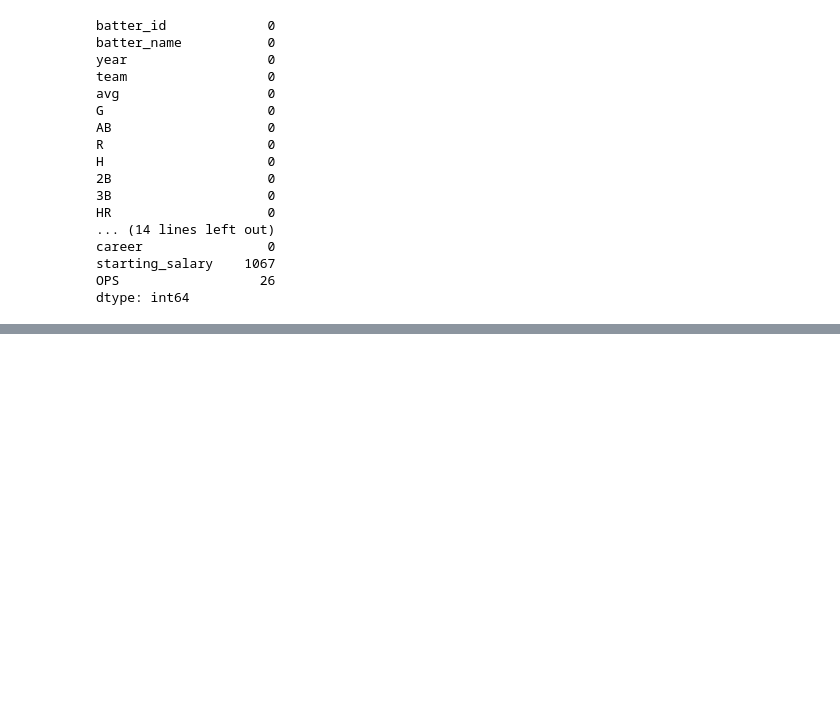
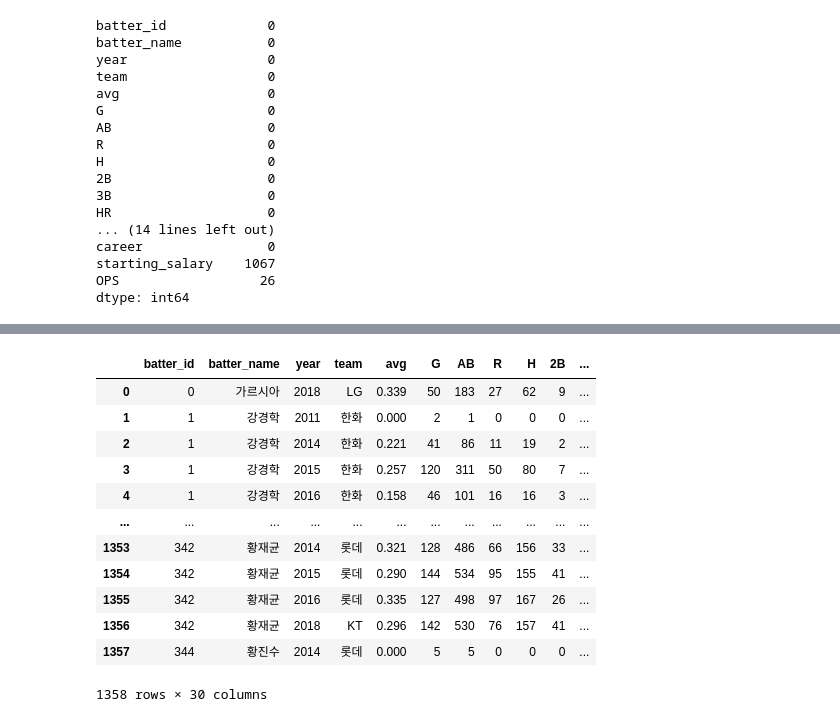
Before and after one commit to dlsdud9098/kbo_ops_predict, a Jupyter notebook: main.ipynb, the cells around one changed output, grey strips where cells are left out. Drawn from its saved outputs; the diff is of its cells as text; code cells hidden in the pictures; blank space fills up the shorter version.

```diff
--- a/main.ipynb
+++ b/main.ipynb
@@ -585,0 +594,4 @@ print('교집합 된 선수의 수: ',len(intersection_batter))
+# %%
+# 교집합 된 데이터만 불러오기
+regular_season_intersection = regular_season.loc[regular_season['new_index'].apply(lambda x : x in intersection_batter)]
+regular_season_intersection.describe()
@@ -585,0 +608,16 @@ print('교집합 된 선수의 수: ',len(intersection_batter))
+# %%
+regular_season_intersection.sort_values(by='new_index').reset_index(drop=True)
+# %% [output]
+|  | batter_id | batter_name | year | team | avg | G | AB | R | H | 2B | ... |
+| 0 | 0 | 가르시아 | 2018 | LG | 0.339 | 50 | 183 | 27 | 62 | 9 | ... |
+| 1 | 1 | 강경학 | 2011 | 한화 | 0.000 | 2 | 1 | 0 | 0 | 0 | ... |
+| 2 | 1 | 강경학 | 2014 | 한화 | 0.221 | 41 | 86 | 11 | 19 | 2 | ... |
+| 3 | 1 | 강경학 | 2015 | 한화 | 0.257 | 120 | 311 | 50 | 80 | 7 | ... |
+| 4 | 1 | 강경학 | 2016 | 한화 | 0.158 | 46 | 101 | 16 | 16 | 3 | ... |
+| ... | ... | ... | ... | ... | ... | ... | ... | ... | ... | ... | ... |
+| 1353 | 342 | 황재균 | 2014 | 롯데 | 0.321 | 128 | 486 | 66 | 156 | 33 | ... |
+| 1354 | 342 | 황재균 | 2015 | 롯데 | 0.290 | 144 | 534 | 95 | 155 | 41 | ... |
+| 1355 | 342 | 황재균 | 2016 | 롯데 | 0.335 | 127 | 498 | 97 | 167 | 26 | ... |
+| 1356 | 342 | 황재균 | 2018 | KT | 0.296 | 142 | 530 | 76 | 157 | 41 | ... |
+| 1357 | 344 | 황진수 | 2014 | 롯데 | 0.000 | 5 | 5 | 0 | 0 | 0 | ... |
+1358 rows × 30 columns
```
Also changed, not shown: parts of 6 cells of this notebook.
